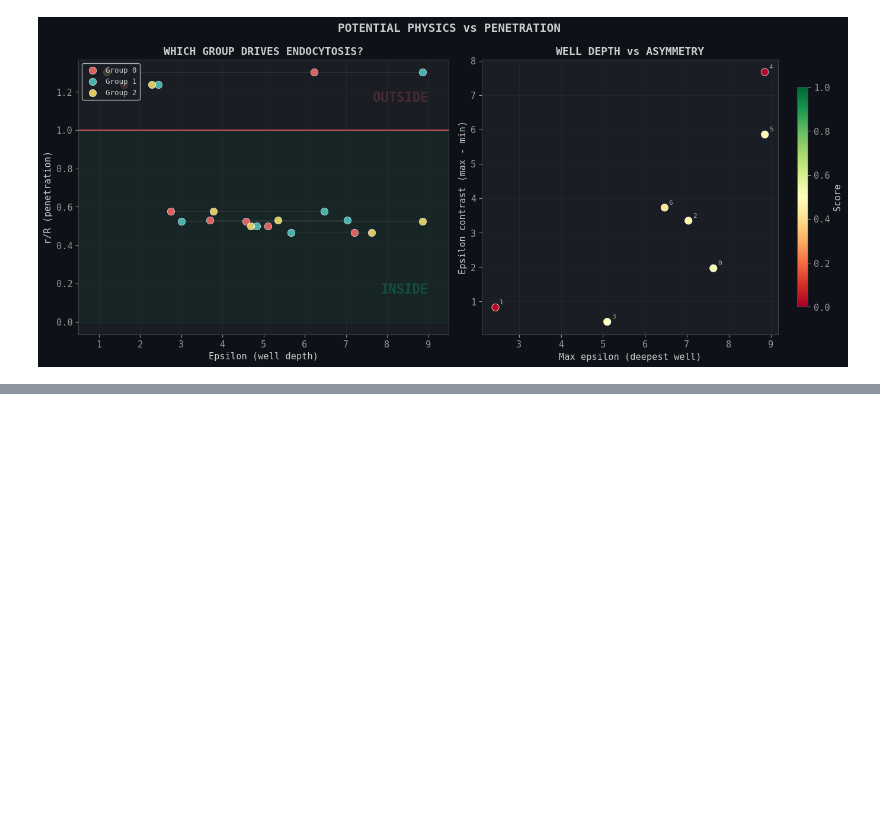
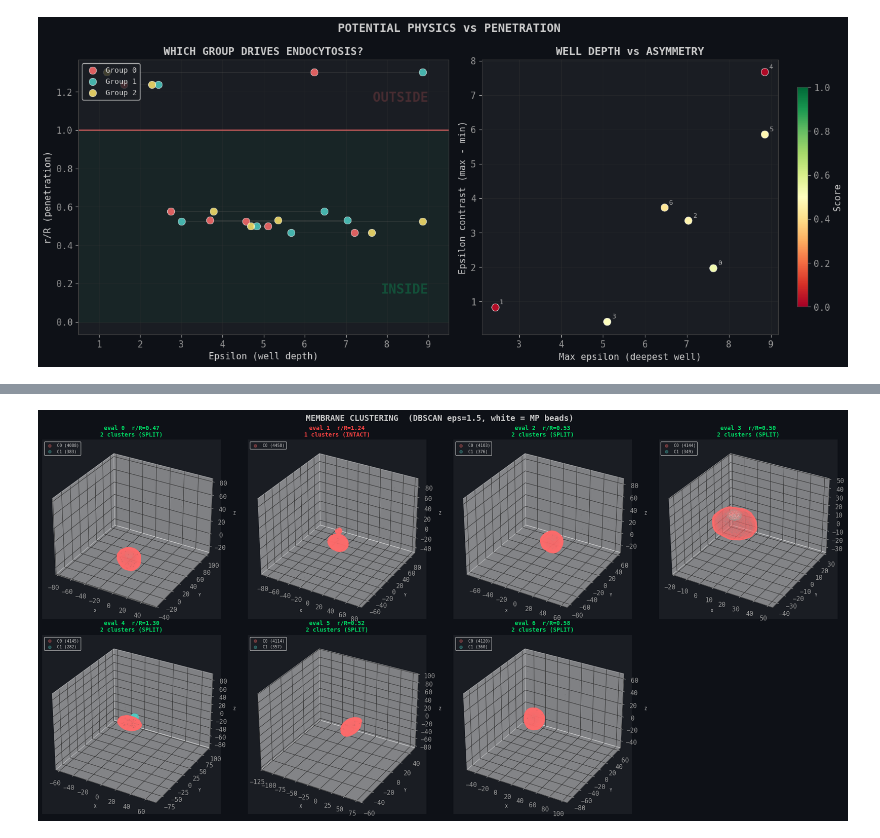
Before and after one commit to MaartenStork/metaparticles-main, a Jupyter notebook: analyze_bo.ipynb, the cells around one changed output, grey strips where cells are left out. Drawn from its saved outputs; the diff is of its cells as text; code cells hidden in the pictures; blank space fills up the shorter version.

Commit message:
new scoring! DBSCAN Clustering

```diff
--- a/analyze_bo.ipynb
+++ b/analyze_bo.ipynb
@@ -939,0 +991,63 @@ plt.show()
+# %%
+# 3D CLUSTER VISUALIZATION: one subplot per run
+# Membrane beads colored by DBSCAN cluster. MP beads in white.
+# Shows whether the membrane pocket separated from the main vesicle.
+
+n_runs = len(cluster_data)
+ncols = 4
+nrows = int(np.ceil(n_runs / ncols))
+
+fig = plt.figure(figsize=(5 * ncols, 5 * nrows))
+
+cluster_cmap = ["#ff6b6b", "#4ecdc4", "#ffe66d", "#a855f7", "#f97316"]
+
+for i, cd in enumerate(cluster_data):
+    if cd["n_clusters"] is None:
+        continue
+
+    ax = fig.add_subplot(nrows, ncols, i + 1, projection="3d")
+    ax.set_facecolor("#1a1d23")
+
+    mem_pos = cd["mem_pos"]
+    mp_pos = cd["mp_pos"]
+    labels = cd["labels"]
+    eid = cd["eval_id"]
+    n_cl = cd["n_clusters"]
+    rr = ok[i]["radial_ratio"]
+    s = ok[i]["objective"]
+
+    # Plot each membrane cluster in a different color
+    unique_labels = sorted(set(labels) - {-1})
+    for k, lbl in enumerate(unique_labels):
+        mask = labels == lbl
+        color = cluster_cmap[k % len(cluster_cmap)]
+        size = mask.sum()
+        ax.scatter(mem_pos[mask, 0], mem_pos[mask, 1], mem_pos[mask, 2],
+                   c=color, s=1, alpha=0.3, label=f"C{k} ({size})")
+
+    # Noise points
+    noise_mask = labels == -1
+    if noise_mask.sum() > 0:
+        ax.scatter(mem_pos[noise_mask, 0], mem_pos[noise_mask, 1], mem_pos[noise_mask, 2],
+                   c="#555", s=1, alpha=0.1)
+
+    # MP beads
+    ax.scatter(mp_pos[:, 0], mp_pos[:, 1], mp_pos[:, 2],
+               c="white", s=20, edgecolors="black", linewidths=0.3, zorder=10)
+
+    split_str = "SPLIT" if n_cl >= 2 else "INTACT"
+    border_color = "#00dd66" if n_cl >= 2 else "#ff4444"
+    ax.set_title(f"eval {eid}  r/R={rr:.2f}\n{n_cl} clusters ({split_str})",
+                 fontsize=10, fontweight="bold", color=border_color)
+    ax.legend(fontsize=7, loc="upper left", markerscale=5)
+
+    ax.set_xlabel("X", fontsize=7)
+    ax.set_ylabel("Y", fontsize=7)
+    ax.set_zlabel("Z", fontsize=7)
+
+fig.suptitle(f"MEMBRANE CLUSTERING  (DBSCAN eps={DBSCAN_EPS}, white = MP beads)",
+             fontweight="bold", fontsize=14)
+plt.tight_layout()
+plt.show()
+# %% [output]
+[figure, added]
```
Also changed, not shown: parts of 3 cells of this notebook, 1 other file.
